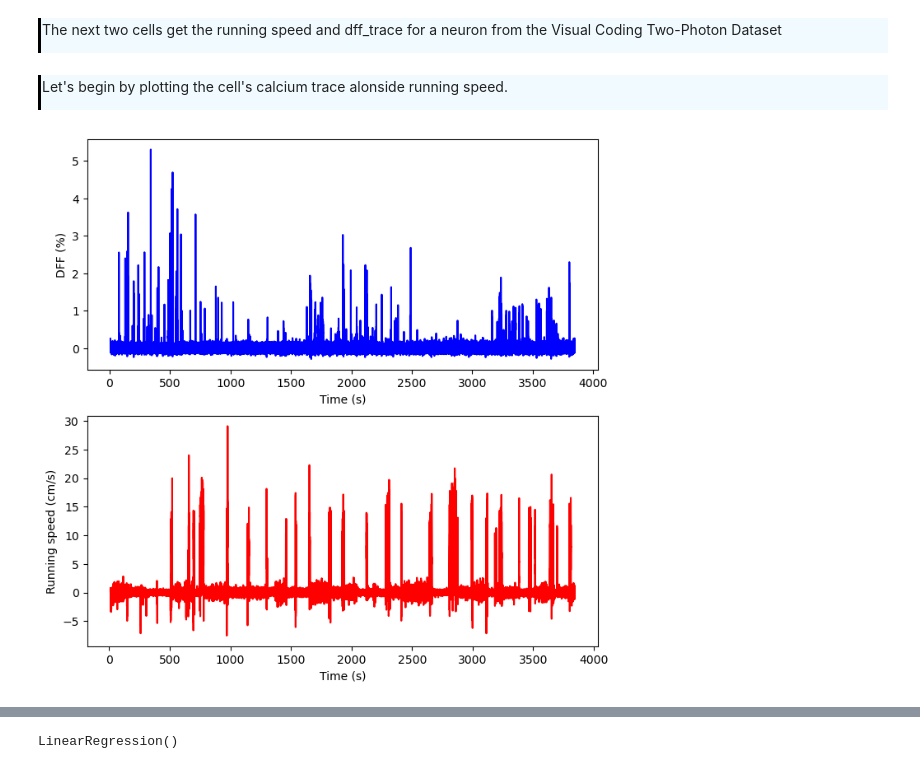
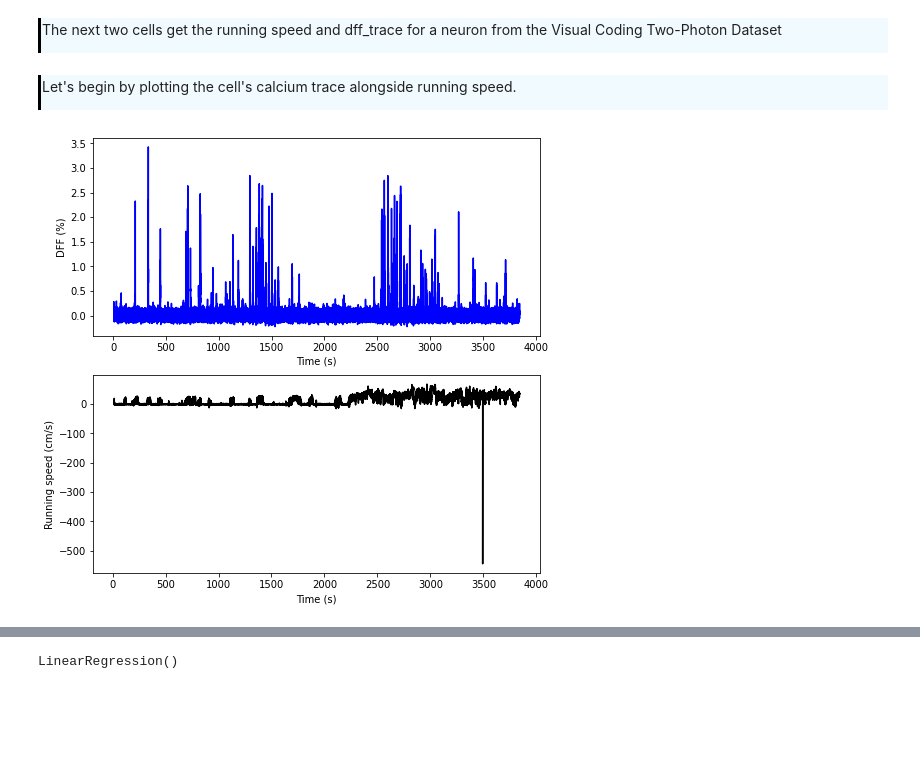
Before and after one commit to AllenInstitute/swdb_neural_encoding, a Jupyter notebook: code/Day1Workshop2.ipynb, the cells around one changed output, grey strips where cells are left out. Saved outputs shown, nothing was run; the diff lists cells and outputs as text; code cells hidden in the pictures; blank space fills up the shorter version.

```diff
--- a/code/Day1Workshop2.ipynb
+++ b/code/Day1Workshop2.ipynb
@@ -372,18 +362,28 @@ time, dff = data.get_dff_traces()
+# %%
+container_id = 637998953
+cell_id = 662191687
+
+eid = boc.get_ophys_experiments(session_types=['three_session_A'], experiment_container_ids=[container_id])[0]['id']
+data = boc.get_ophys_experiment_data(eid)
+cell = data.get_cell_specimen_indices([cell_id])[0]
+
+dx, time = data.get_running_speed()
+time, dff = data.get_dff_traces() # returns dff traces for all in this experiment (we'll start with the continuous dff traces at the moment)
 # %% [markdown]
 <div style="border-left: 3px solid #000; padding: 1px; padding-left: 10px; background: #F0FAFF; ">
 <p>
-Let's begin by plotting the cell's calcium trace alonside running speed.
+Let's begin by plotting the cell's calcium trace alongside running speed.
 </p>
 </div>
 # %%
 fig, (ax1,ax2) = plt.subplots(2,1,figsize=(8,8))
 ax1.plot(time, dff[cell,:], 'b')
 ax1.set_xlabel("Time (s)")
 ax1.set_ylabel("DFF (%)")
 
-ax2.plot(time, dx, 'r')
+ax2.plot(time, dx, 'k')
 ax2.set_xlabel("Time (s)")
 ax2.set_ylabel("Running speed (cm/s)")
 plt.show()
 # %% [output]
-[figure, old version]
+[figure, new version]
```
Also changed, not shown: parts of 62 cells of this notebook.
